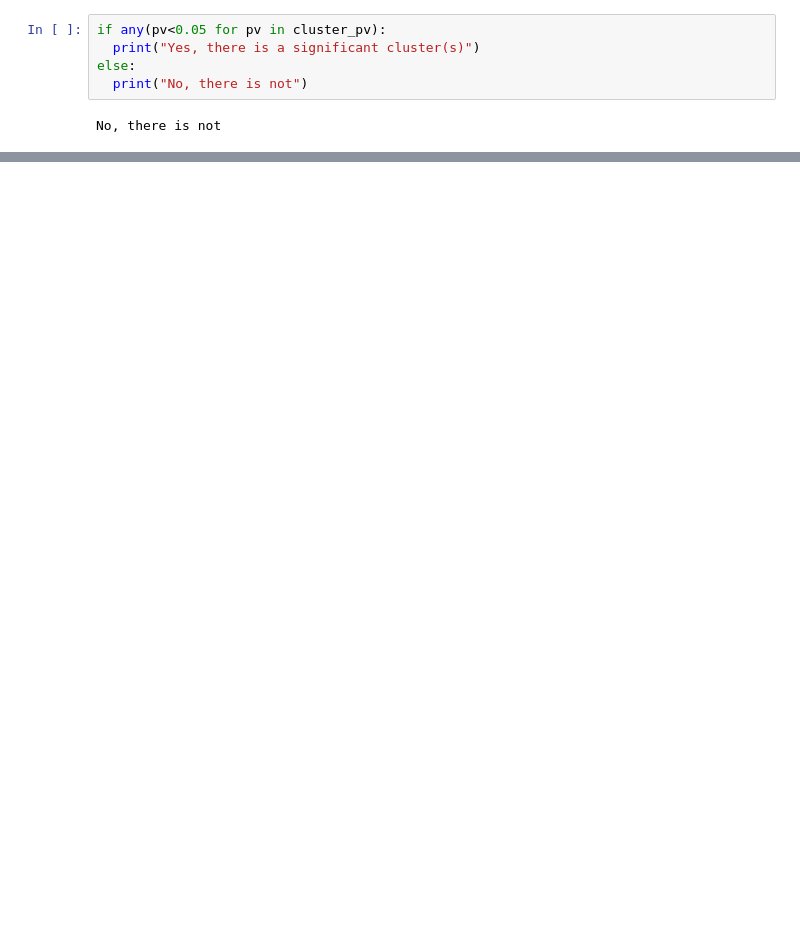
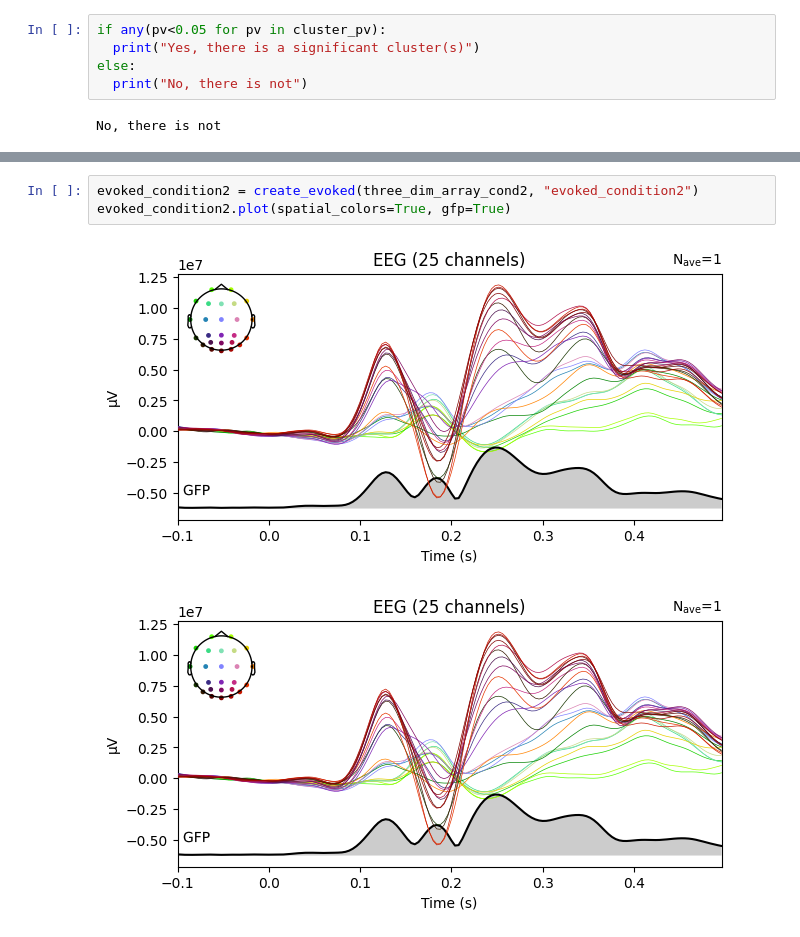
Before and after one commit to Kei-Kobayash/multiple_smiles, a Jupyter notebook: Spato_temporal_permutation2023.ipynb, the cells around one changed output, grey strips where cells are left out. Saved outputs shown, nothing was run; the diff lists cells and outputs as text; blank space fills up the shorter version.

```diff
--- a/Spato_temporal_permutation2023.ipynb
+++ b/Spato_temporal_permutation2023.ipynb
@@ -426,0 +498,6 @@ No, there is not
+# %%
+evoked_condition2 = create_evoked(three_dim_array_cond2, "evoked_condition2")
+evoked_condition2.plot(spatial_colors=True, gfp=True)
+# %% [output]
+[figure, added]
+[figure, added]
```
Also changed, not shown: parts of 26 cells of this notebook.
